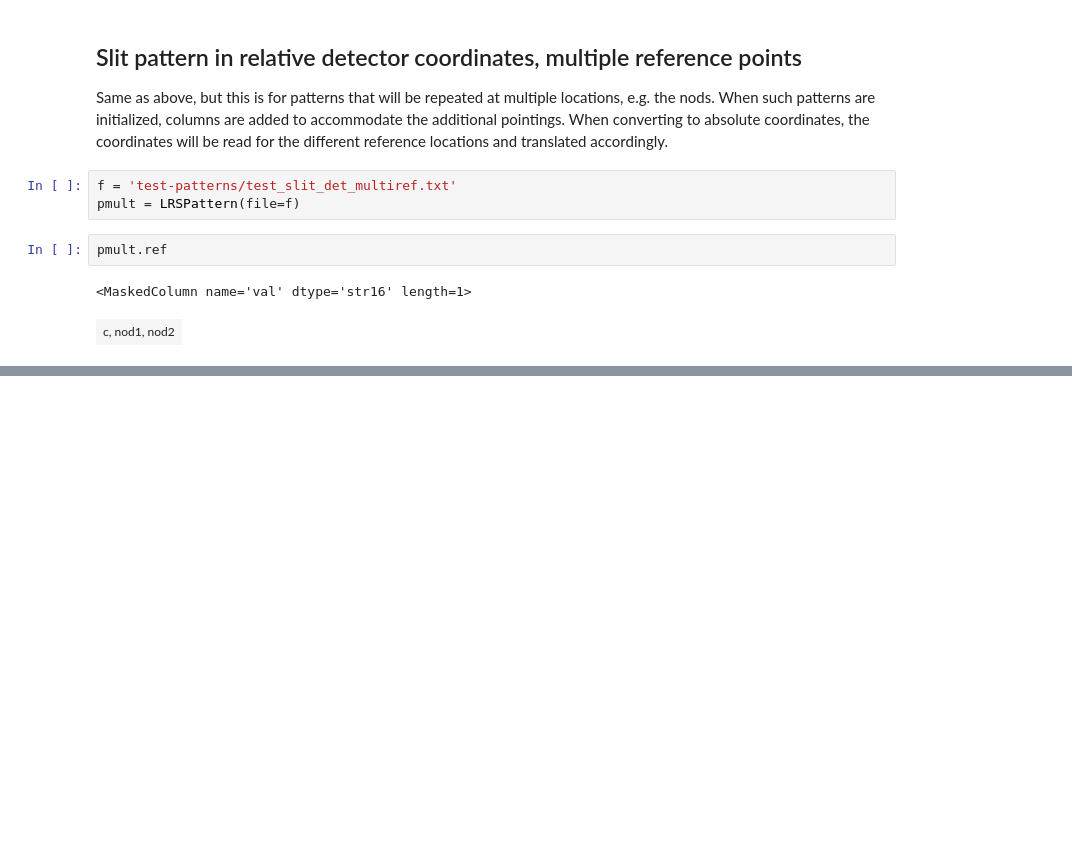
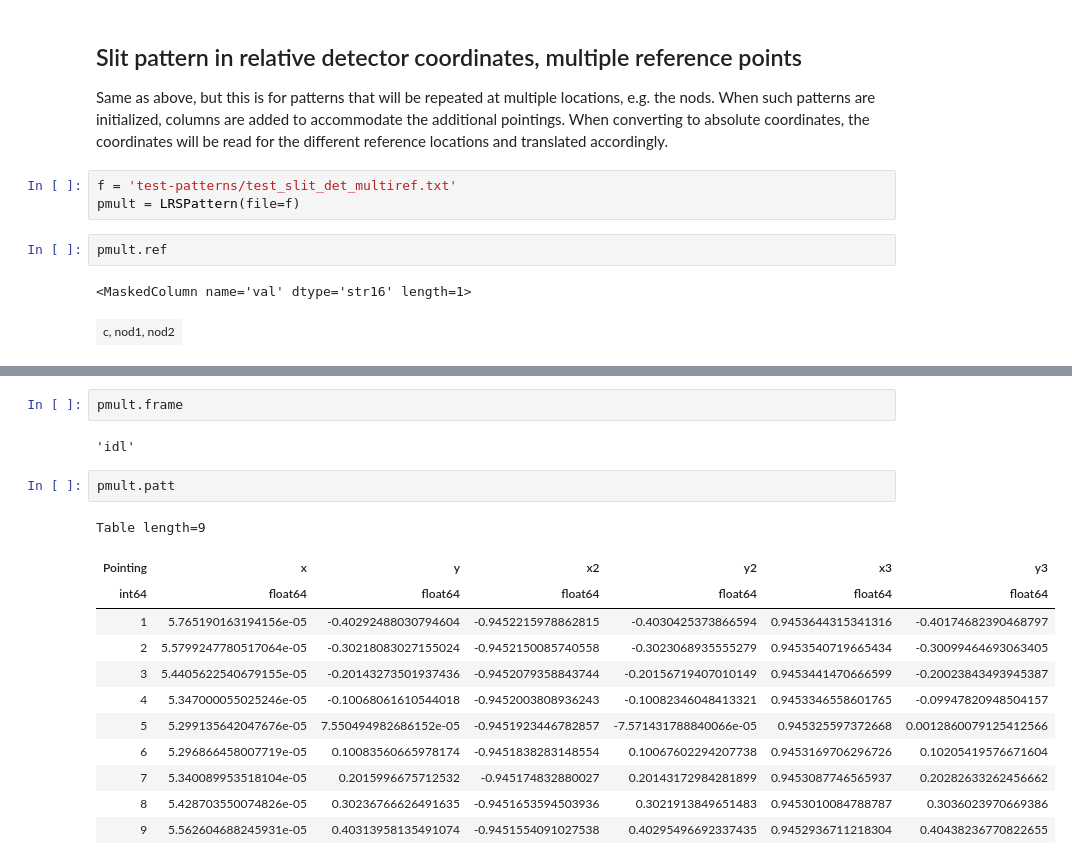
Before and after one commit to STScI-MIRI/MIRI-LRS-dithers, a Jupyter notebook: LRS_slit_pattern_demo.ipynb, the cells around one changed output, grey strips where cells are left out. Cells and saved outputs as stored; diff of their text form; blank space fills up the shorter version.

```diff
--- a/LRS_slit_pattern_demo.ipynb
+++ b/LRS_slit_pattern_demo.ipynb
@@ -150,0 +152,19 @@ Pysiaf uses PRD version PRDOPSSOC-H-015
+# %%
+pmult.frame
+# %% [output]
+'idl'
+# %%
+pmult.patt
+# %% [output]
+Table length=9
+| Pointing | x | y | x2 | y2 | x3 | y3 |
+| int64 | float64 | float64 | float64 | float64 | float64 | float64 |
+| 1 | 5.765190163194156e-05 | -0.40292488030794604 | -0.9452215978862815 | -0.4030425373866594 | 0.9453644315341316 | -0.40174682390468797 |
+| 2 | 5.5799247780517064e-05 | -0.30218083027155024 | -0.9452150085740558 | -0.3023068935555279 | 0.9453540719665434 | -0.30099464693063405 |
+| 3 | 5.4405622540679155e-05 | -0.20143273501937436 | -0.9452079358843744 | -0.20156719407010149 | 0.9453441470666599 | -0.20023843493945387 |
+| 4 | 5.347000055025246e-05 | -0.10068061610544018 | -0.9452003808936243 | -0.10082346048413321 | 0.9453346558601765 | -0.09947820948504157 |
+| 5 | 5.299135642047676e-05 | 7.550494982686152e-05 | -0.9451923446782857 | -7.571431788840066e-05 | 0.945325597372668 | 0.0012860079125412566 |
+| 6 | 5.296866458007719e-05 | 0.10083560665978174 | -0.9451838283148554 | 0.10067602294207738 | 0.9453169706296726 | 0.10205419576671604 |
+| 7 | 5.340089953518104e-05 | 0.2015996675712532 | -0.945174832880027 | 0.20143172984281899 | 0.9453087746565937 | 0.20282633262456662 |
+| 8 | 5.428703550074826e-05 | 0.30236766626491635 | -0.9451653594503936 | 0.3021913849651483 | 0.9453010084788787 | 0.3036023970669386 |
+| 9 | 5.562604688245931e-05 | 0.40313958135491074 | -0.9451554091027538 | 0.40295496692337435 | 0.9452936711218304 | 0.40438236770822655 |
```
Also changed, not shown: parts of 11 cells of this notebook, 2 other files.
